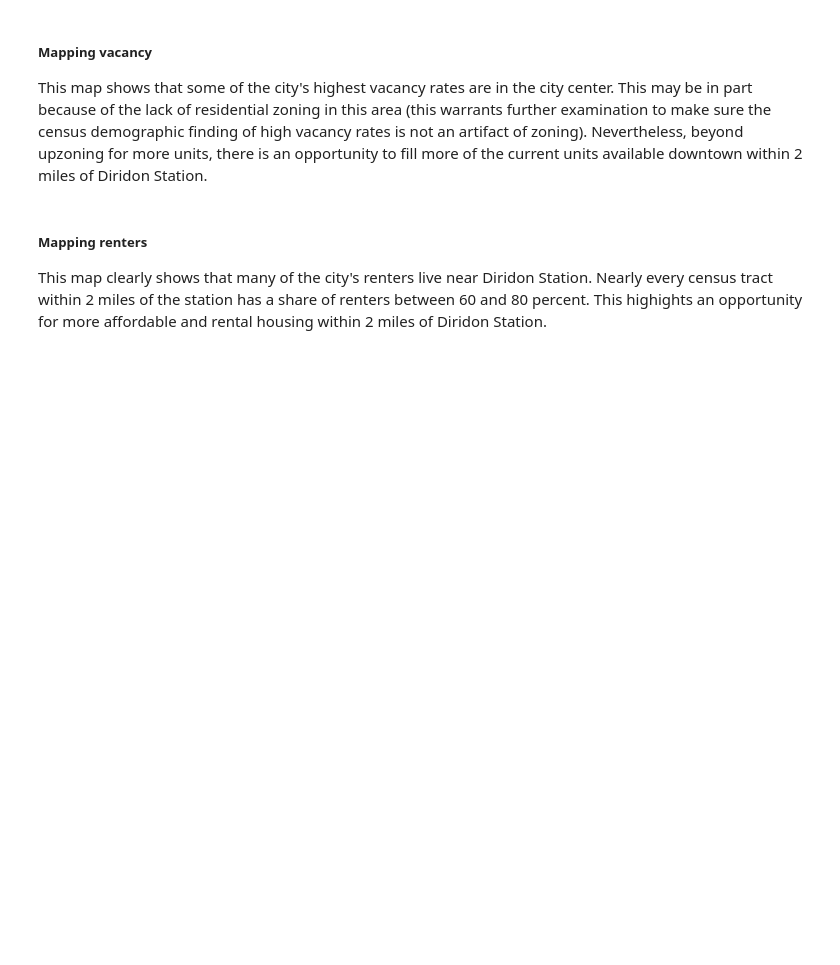
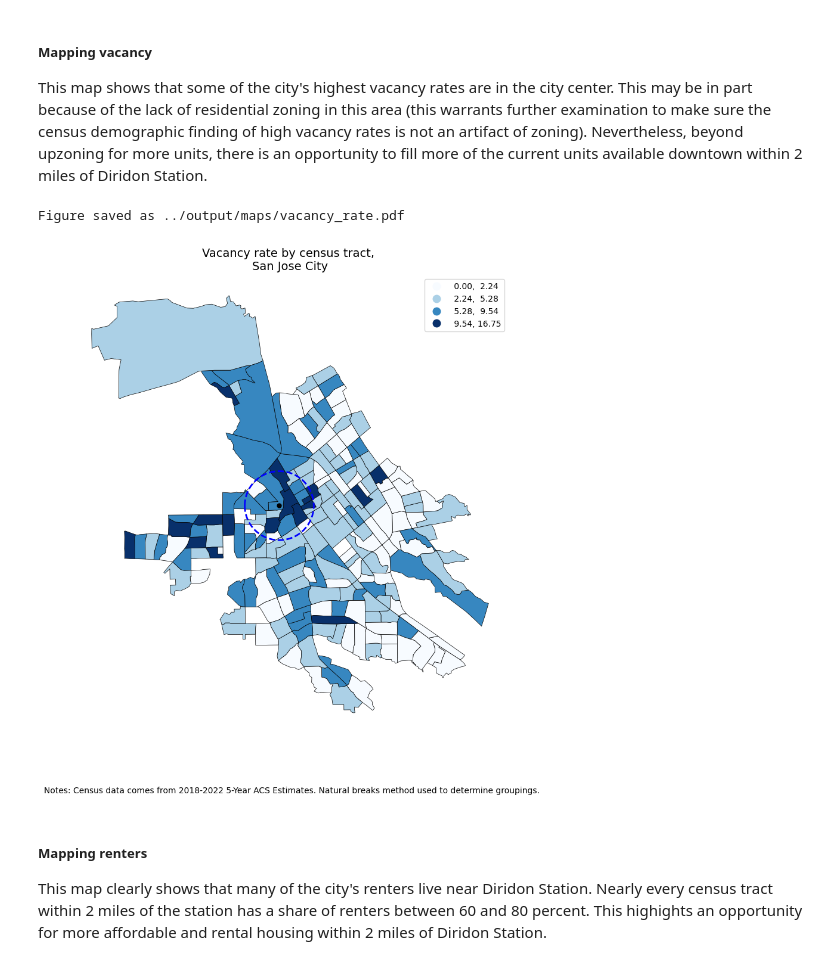
Before and after one commit to kaseyzapatka/sanjose_case_study, a Jupyter notebook: code/code.ipynb, the cells around one changed output. Saved outputs shown, nothing was run; the diff lists cells and outputs as text; code cells hidden in the pictures; blank space fills up the shorter version.

```diff
--- a/code/code.ipynb
+++ b/code/code.ipynb
@@ -825,18 +818,21 @@ This map shows that some of the city's highest vacancy rates are in the city cen
 # %%
 #
 # Vacancy rate
 # ----------------------------------------
 choropleth_map(
     gdf=san_jose_tracts_with_acs_equity,
     column="vacancy_rate",
-    title="Vacancy rate by census tract within 2 miles of Diridon Station, \nSan Jose City",
+    title="Vacancy rate by census tract, \nSan Jose City",
     station_gdf=diridon_station,
     buffer_gdf=buffer_2mile,
     k = 4,
     notes="Notes: Census data comes from 2018-2022 5-Year ACS Estimates. Natural breaks method used to determine groupings.",
     save=True,
     filename="../output/maps/vacancy_rate.pdf"
 )
+# %% [output]
+Figure saved as ../output/maps/vacancy_rate.pdf
+[figure, added]
 # %% [markdown]
 ##### Mapping renters
 
```
Also changed, not shown: parts of 11 cells of this notebook, 4 other files.
